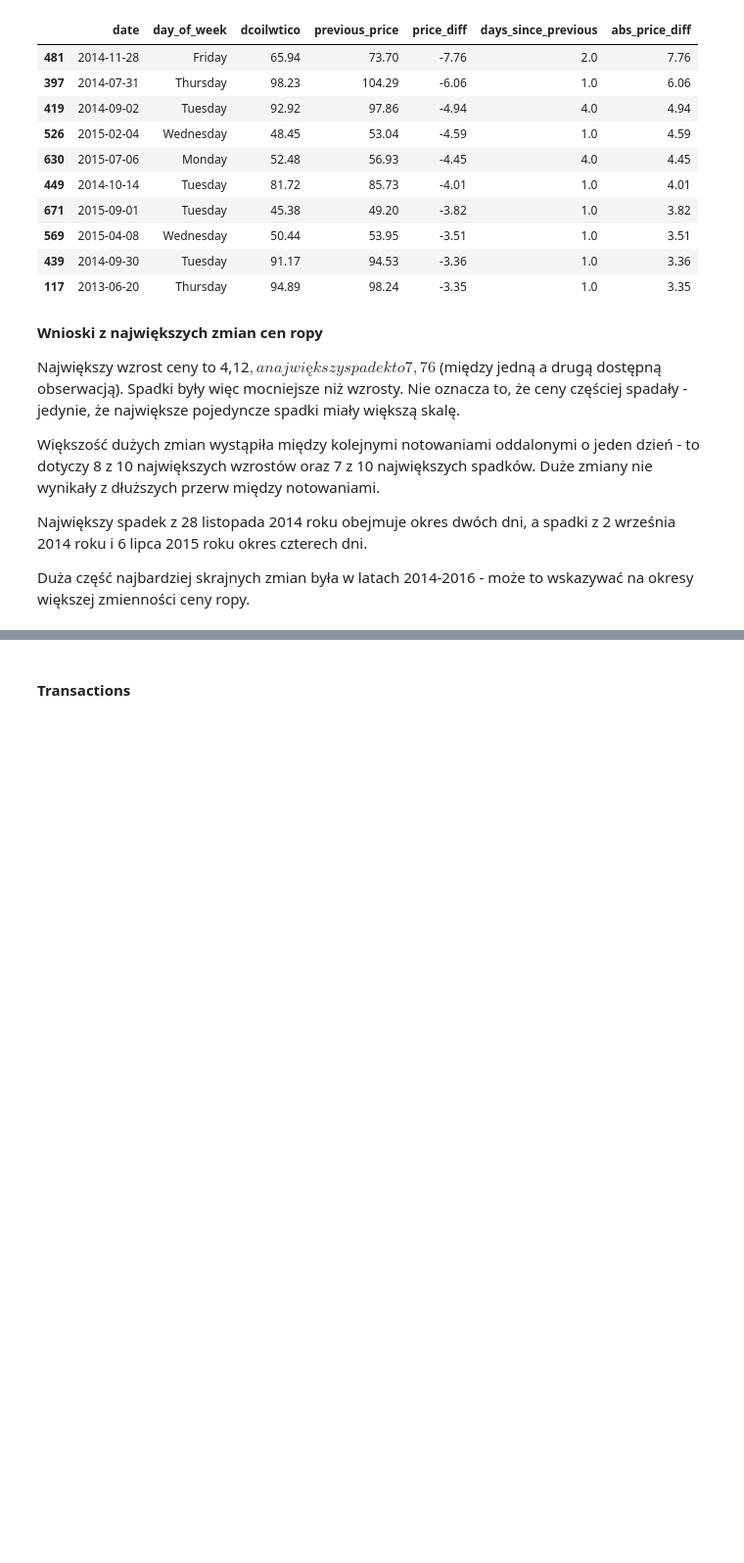
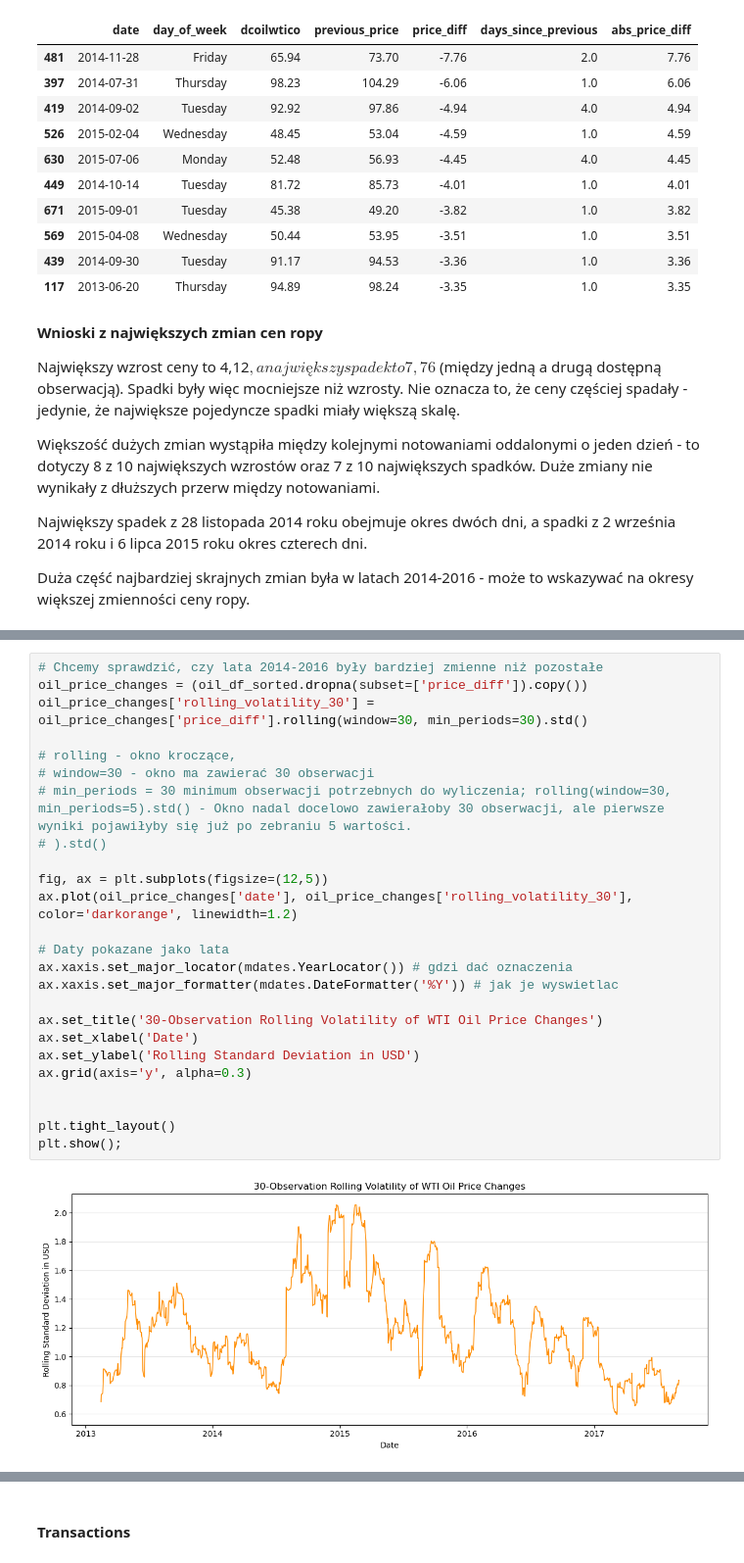
Before and after one commit to kejti97/demand-forecasting-favorita, a Jupyter notebook: 1. Demand Forecasting.ipynb, the cells around one changed output, grey strips where cells are left out. Shown at 98% size. Drawn from its saved outputs; the diff is of its cells as text; blank space fills up the shorter version.

```diff
--- a/1. Demand Forecasting.ipynb
+++ b/1. Demand Forecasting.ipynb
@@ -581,0 +615,27 @@ Name: dcoilwtico, dtype: float64
+# %%
+# Chcemy sprawdzić, czy lata 2014-2016 były bardziej zmienne niż pozostałe
+oil_price_changes = (oil_df_sorted.dropna(subset=['price_diff']).copy())
+oil_price_changes['rolling_volatility_30'] = oil_price_changes['price_diff'].rolling(window=30, min_periods=30).std()
+
+# rolling - okno kroczące,
+# window=30 - okno ma zawierać 30 obserwacji
+# min_periods = 30 minimum obserwacji potrzebnych do wyliczenia; rolling(window=30, min_periods=5).std() - Okno nadal docelowo zawierałoby 30 obserwacji, ale pierwsze wyniki pojawiłyby się już po zebraniu 5 wartości.
+# ).std()
+
+fig, ax = plt.subplots(figsize=(12,5))
+ax.plot(oil_price_changes['date'], oil_price_changes['rolling_volatility_30'], color='darkorange', linewidth=1.2)
+
+# Daty pokazane jako lata
+ax.xaxis.set_major_locator(mdates.YearLocator()) # gdzi dać oznaczenia
+ax.xaxis.set_major_formatter(mdates.DateFormatter('%Y')) # jak je wyswietlac
+
+ax.set_title('30-Observation Rolling Volatility of WTI Oil Price Changes')
+ax.set_xlabel('Date')
+ax.set_ylabel('Rolling Standard Deviation in USD')
+ax.grid(axis='y', alpha=0.3)
+
+
+plt.tight_layout()
+plt.show();
+# %% [output]
+[figure, added]
```
Also changed, not shown: parts of 13 cells of this notebook.
